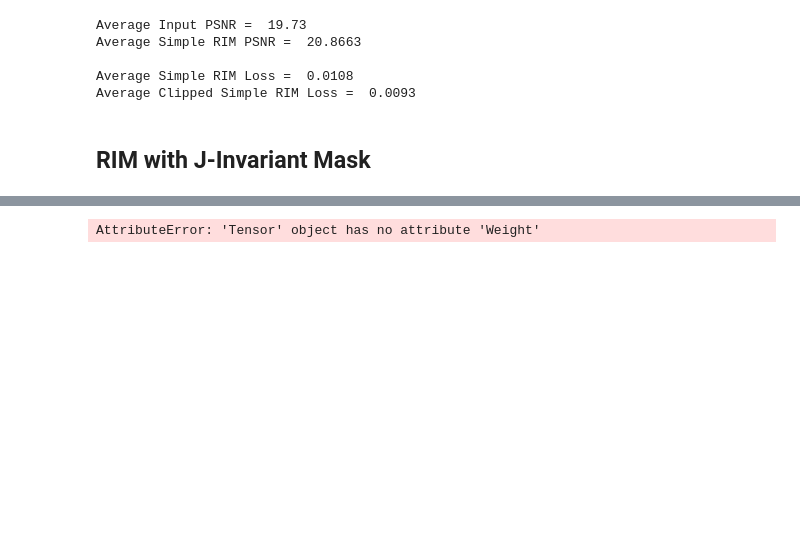
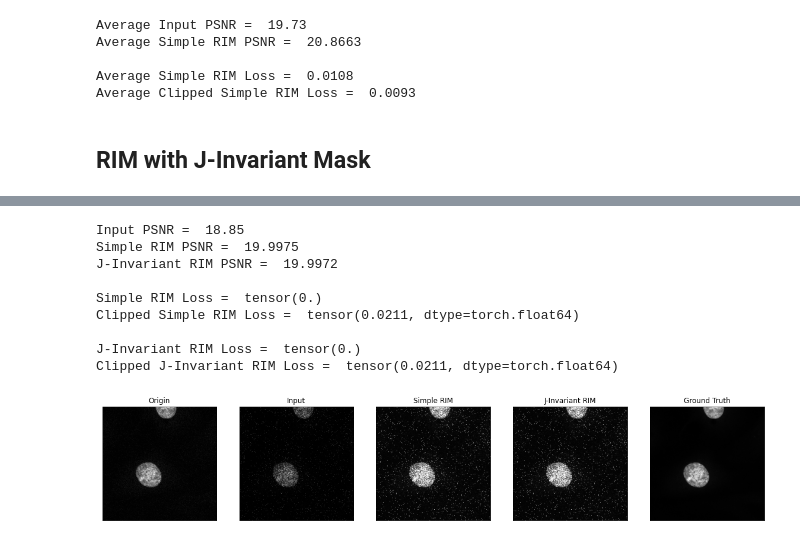
Before and after one commit to EmaadKhwaja/Deep-Learning-Denoising, a Jupyter notebook: RIM_Denoising_V3-Poisson Noise with Physics-based log-likelihood.ipynb, the cells around one changed output, grey strips where cells are left out. Saved outputs shown, nothing was run; the diff lists cells and outputs as text; code cells hidden in the pictures; blank space fills up the shorter version.

Commit message:
Ran cells including physics-based poisson noise gradient input
Updated

```diff
--- a/RIM_Denoising_V3-Poisson Noise with Physics-based log-likelihood.ipynb
+++ b/RIM_Denoising_V3-Poisson Noise with Physics-based log-likelihood.ipynb
@@ -292,14 +292,19 @@ for j in range(0,5):
 
         net_output, st1, st2 = model(net_input, st1, st2, i, j)
 
+        st1=st1.detach()
+        st2=st2.detach()
+
+
         pred_image=net_output+noisy_images
         loglikelihood=(pred_image+noise)-noisy_images
+        loglikelihood=loglikelihood.detach()
 
         loss = loss_function(pred_image*mask, noisy_images*mask)
 
         optimizer.zero_grad()
 
-        loss.backward(retain_graph=True)
+        loss.backward()
 
         optimizer.step()
 
@@ -308,8 +313,6 @@ for j in range(0,5):
         model.eval()
         val_loss = loss_function(pred_image*mask, noisy_images*mask)
         val_losses.append(val_loss.item())
-
-        print("Loss (", i, "): \t", round(loss.item(), 4))
 
         if val_loss < best_val_loss:
             best_val_loss = val_loss
@@ -338,7 +357,3 @@ RuntimeError: Given groups=2, expected weight to be at least 2 at dimension 0, b
-# %%
-net_input.Weight()
-# %% [output]
-AttributeError: 'Tensor' object has no attribute 'Weight'
 # %%
 model_output = []
 Input_PSNR = []
@@ -352,17 +367,21 @@ clipped_JInv_loss = []
 
 for i, batch in enumerate(validation_loader):
 
-    noisy_images, clean_images, gt = batch
+    clean_images, gt = batch
+
+    noise=torch.distributions.poisson.Poisson(clean_images.detach()).sample()*noise_weight
+    gaussian=torch.randn(clean_images.size())*noise_weight
+    noisy_images=clean_images+noise
 
     model.eval()
 
-    net_input = noisy_images
+    net_input=torch.cat([noisy_images, loglikelihood],dim=1)
 
-    denoised = noisy_images+model(noisy_images, st1, st2, i, j)[0].detach()
-    denoised_arr = np.clip(-denoised, 0, 1).cpu().numpy()[
+    denoised = noisy_images+model(net_input, st1, st2, i, j)[0].detach()
+    denoised_arr = np.clip(denoised, 0, 1).cpu().numpy()[
         0, 0].astype(np.float64)
     Jinv = noisy_images + \
-        masker.infer_full_image(noisy_images, model, st1, st2, i, j)[0].detach()
+        masker.infer_full_image(net_input, model, st1, st2, i, j)[0].detach()
     Jinv_np = np.clip(Jinv, 0, 1).cpu().numpy()[
         0, 0].astype(np.float64)
 
@@ -384,18 +403,29 @@ for i, batch in enumerate(validation_loader):
     clipped_JInv_loss.append(loss_function(
         torch.from_numpy(Jinv_np), noisy_images))
 # %%
-idx=2
+idx=1
 plot_tensors(model_output[idx], ["Origin","Input", "Simple RIM",
                                "J-Invariant RIM", "Ground Truth"])
 print("Input PSNR = ", np.round(Input_PSNR[idx], 2))
 print("Simple RIM PSNR = ", np.round(Model_PSNR[idx], 4))
 print("J-Invariant RIM PSNR = ", np.round(JInv_PSNR[idx], 4))
 print("")
 print("Simple RIM Loss = ", np.round(Model_loss[idx], 4))
 print("Clipped Simple RIM Loss = ", np.round(clipped_model_loss[idx], 4))
 print("")
 print("J-Invariant RIM Loss = ", np.round(JInv_loss[idx], 4))
 print("Clipped J-Invariant RIM Loss = ", np.round(clipped_JInv_loss[idx], 4))
+# %% [output]
+Input PSNR =  18.85
+Simple RIM PSNR =  19.9975
+J-Invariant RIM PSNR =  19.9972
+
+Simple RIM Loss =  tensor(0.)
+Clipped Simple RIM Loss =  tensor(0.0211, dtype=torch.float64)
+
+J-Invariant RIM Loss =  tensor(0.)
+Clipped J-Invariant RIM Loss =  tensor(0.0211, dtype=torch.float64)
+[figure, added]
 # %%
 print("Average Input PSNR = ", np.round(np.mean(Input_PSNR), 2))
 print("Average Simple RIM PSNR = ", np.round(np.mean(Model_PSNR), 4))
```
Also changed, not shown: parts of 2 cells of this notebook, 1 other file.
